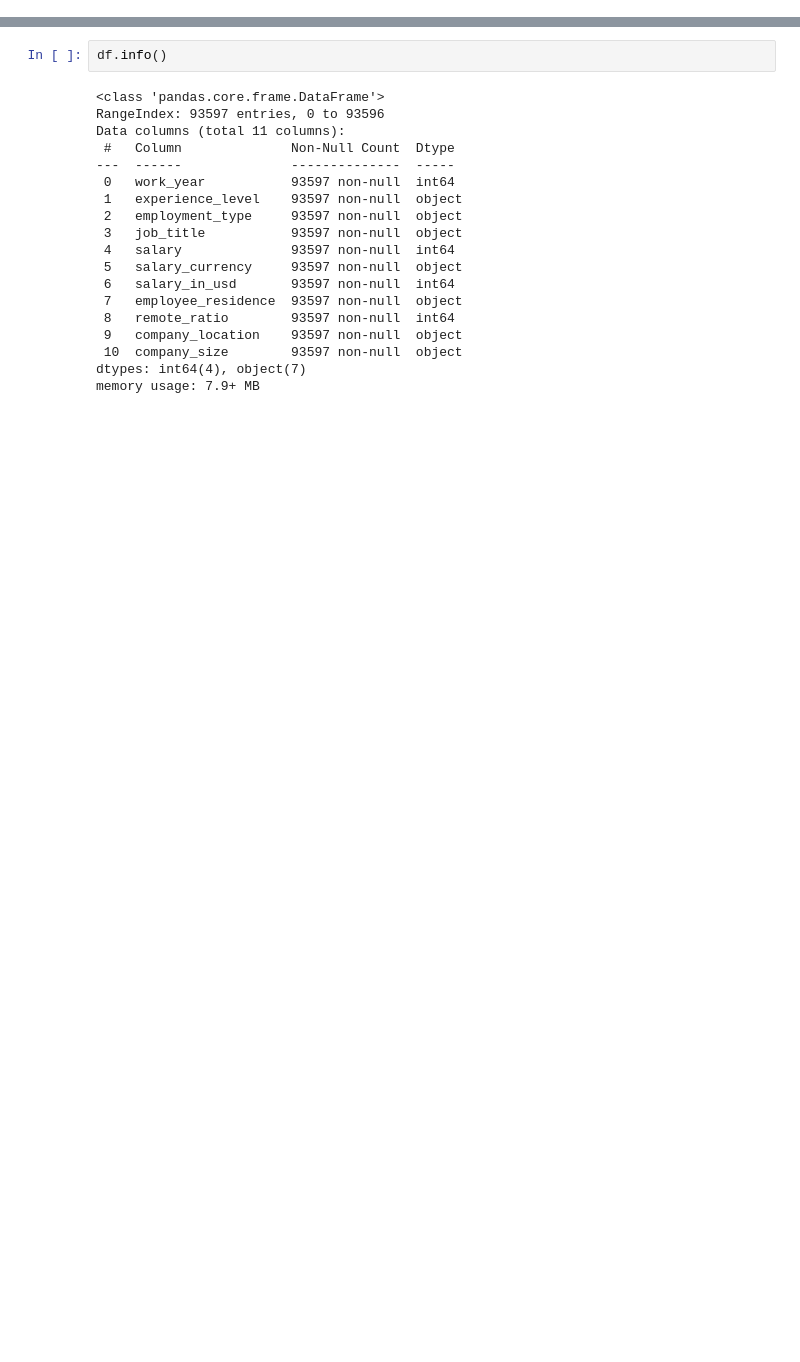
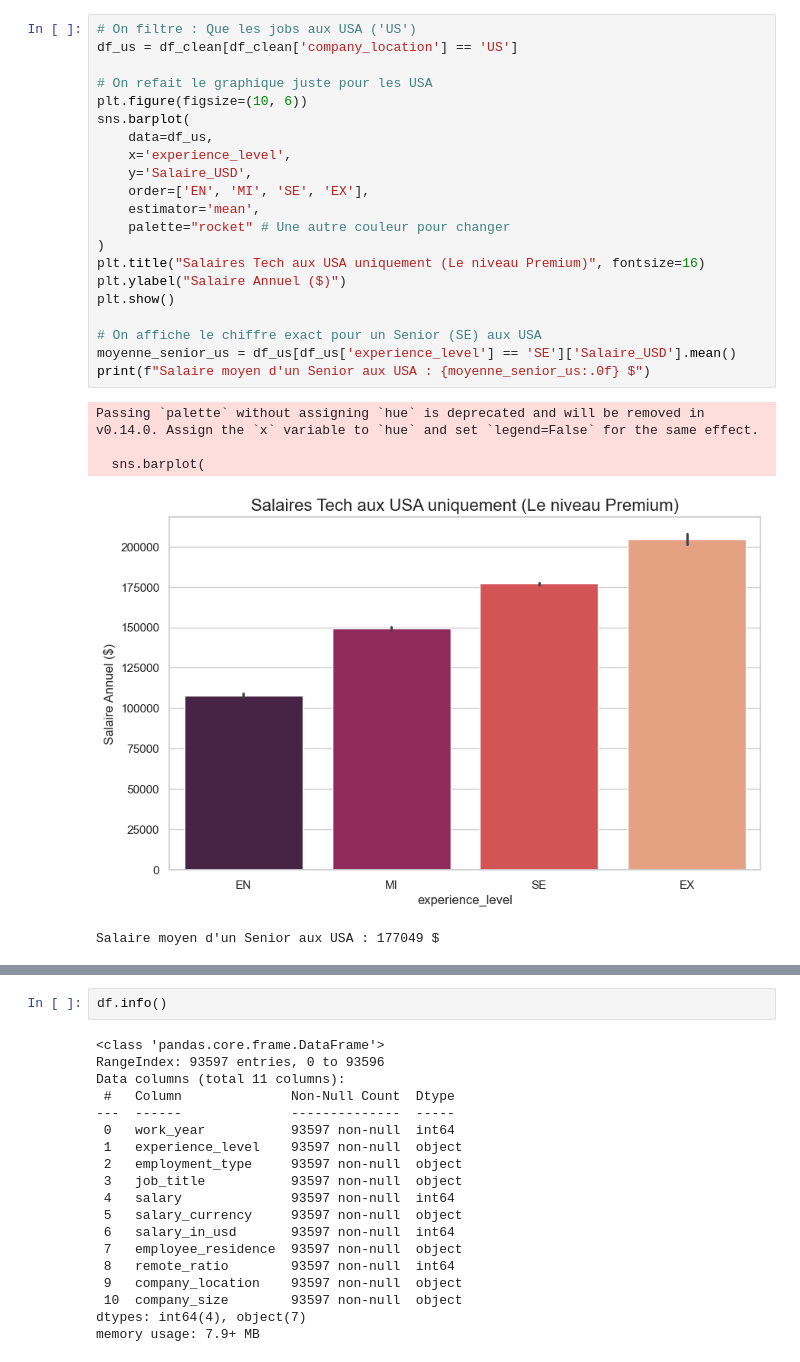
Before and after one commit to AdamFehmoun/Portfolio-data, a Jupyter notebook: Projet_Salaires.ipynb, the cells around one changed output, grey strips where cells are left out. Drawn from its saved outputs; the diff is of its cells as text; blank space fills up the shorter version.

```diff
--- a/Projet_Salaires.ipynb
+++ b/Projet_Salaires.ipynb
@@ -0,0 +33,27 @@
+# %%
+# On filtre : Que les jobs aux USA ('US')
+df_us = df_clean[df_clean['company_location'] == 'US']
+
+# On refait le graphique juste pour les USA
+plt.figure(figsize=(10, 6))
+sns.barplot(
+    data=df_us,
+    x='experience_level',
+    y='Salaire_USD',
+    order=['EN', 'MI', 'SE', 'EX'],
+    estimator='mean',
+    palette="rocket" # Une autre couleur pour changer
+)
+plt.title("Salaires Tech aux USA uniquement (Le niveau Premium)", fontsize=16)
+plt.ylabel("Salaire Annuel ($)")
+plt.show()
+
+# On affiche le chiffre exact pour un Senior (SE) aux USA
+moyenne_senior_us = df_us[df_us['experience_level'] == 'SE']['Salaire_USD'].mean()
+print(f"Salaire moyen d'un Senior aux USA : {moyenne_senior_us:.0f} $")
+# %% [output]
+Passing `palette` without assigning `hue` is deprecated and will be removed in v0.14.0. Assign the `x` variable to `hue` and set `legend=False` for the same effect.
+
+  sns.barplot(
+[figure, added]
+Salaire moyen d'un Senior aux USA : 177049 $
```
Also changed, not shown: parts of 6 cells of this notebook.
